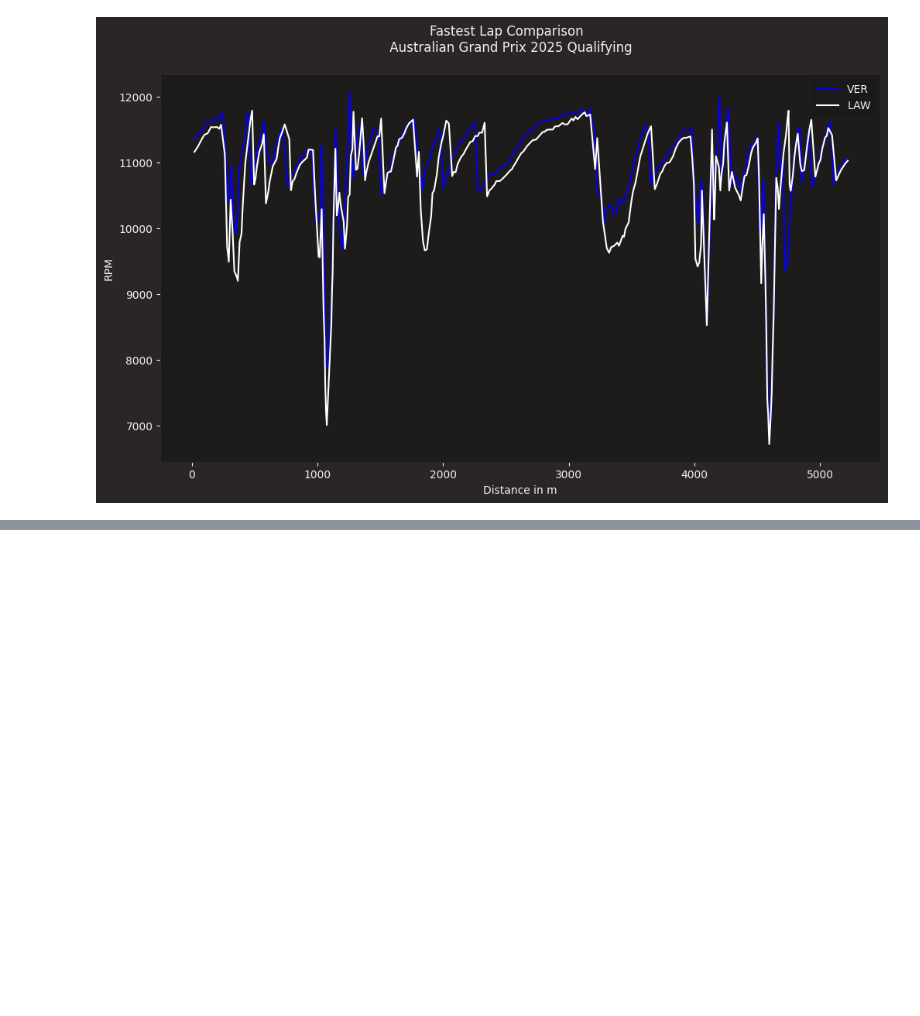
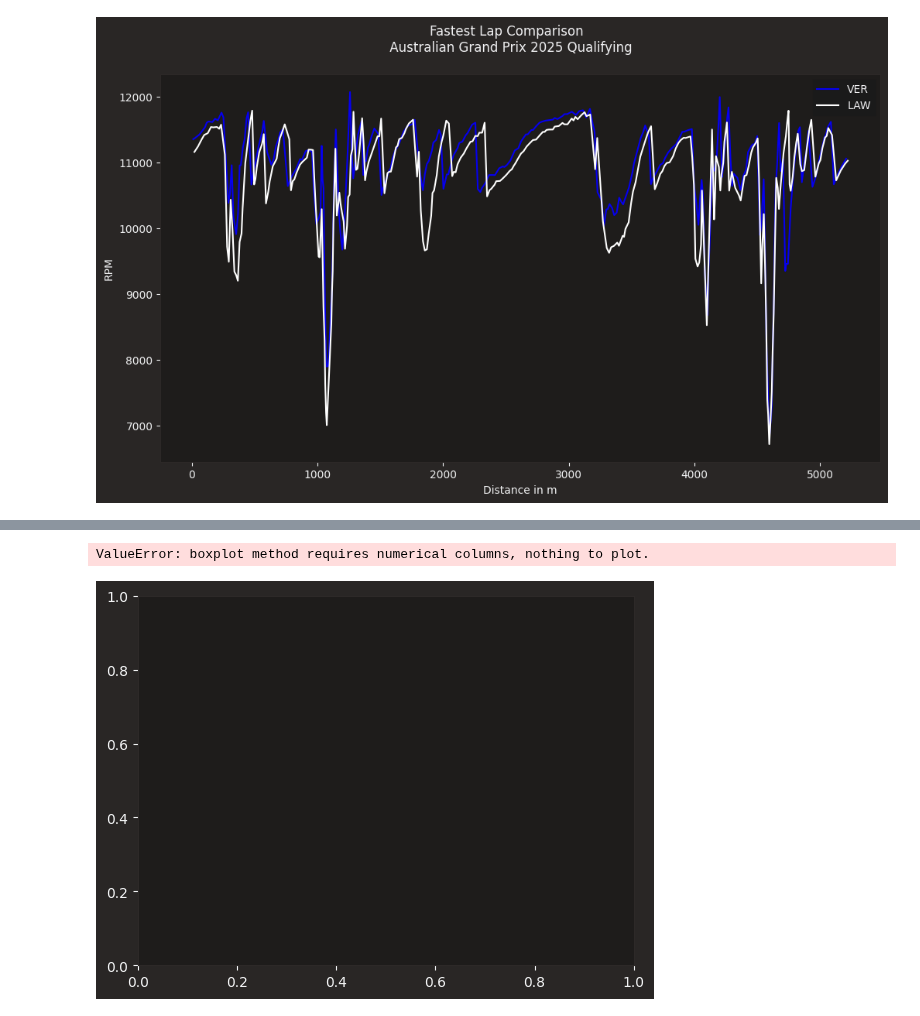
Before and after one commit to OhOmah/F1Revisited, a Jupyter notebook: MaxVSecondSeat.ipynb, the cells around one changed output, grey strips where cells are left out. Drawn from its saved outputs; the diff is of its cells as text; code cells hidden in the pictures; blank space fills up the shorter version.

Commit message:
Started analysis of max vs second teammate

```diff
--- a/MaxVSecondSeat.ipynb
+++ b/MaxVSecondSeat.ipynb
@@ -185,0 +175,40 @@ MaxLap.telemetry[['X', 'Y', 'Z']]
+# %%
+# Start with a box plot of lap time differences
+
+# import 1 race, change to loop to compare multiple races overtime
+race = fastf1.get_session(2023, 'Monaco', 'R')
+race.load()
+# %%
+# Make a list of all the teams
+Teams = race.laps['Team'].unique().tolist()
+# %%
+# Box plot between two drivers in Monaco
+# TODO: Change to loop to showcase all races.
+team_differences = {}
+for team in Teams:
+    drivers = race.laps[race.laps['Team'] == team].Driver.unique()
+    # Pull drivers and laps
+    driver1 = drivers[0]
+    driver2= drivers[1]
+    driver1_laps = race.laps[race.laps['Driver'] == driver1]
+    driver2_laps = race.laps[race.laps['Driver'] == driver2]
+
+    # TODO: Chance datetime object to seconds as an int for comparison and plotting.
+
+    # filter to only laps where both drivers completed
+    common_laps = set(driver1_laps.index).intersection(set(driver2_laps.index))
+
+    lap_time_diffs = []
+    for lap in common_laps:
+        lap_time_diffs.append(driver1_laps['LapTime'][lap] - driver2_laps['LapTime'][lap])
+        team_differences[team] = lap_time_diffs
+
+    # Convert to dataframe and plot
+    df = pd.DataFrame(team_differences)
+    df.boxplot()
+    plt.title("Lap Time Differences between Drivers - Monaco 2023")
+    plt.ylabel("Lap Time Difference (seconds)")
+    plt.show()
+# %% [output]
+ValueError: boxplot method requires numerical columns, nothing to plot.
+[figure, added]
```
Also changed, not shown: parts of 6 cells of this notebook.
